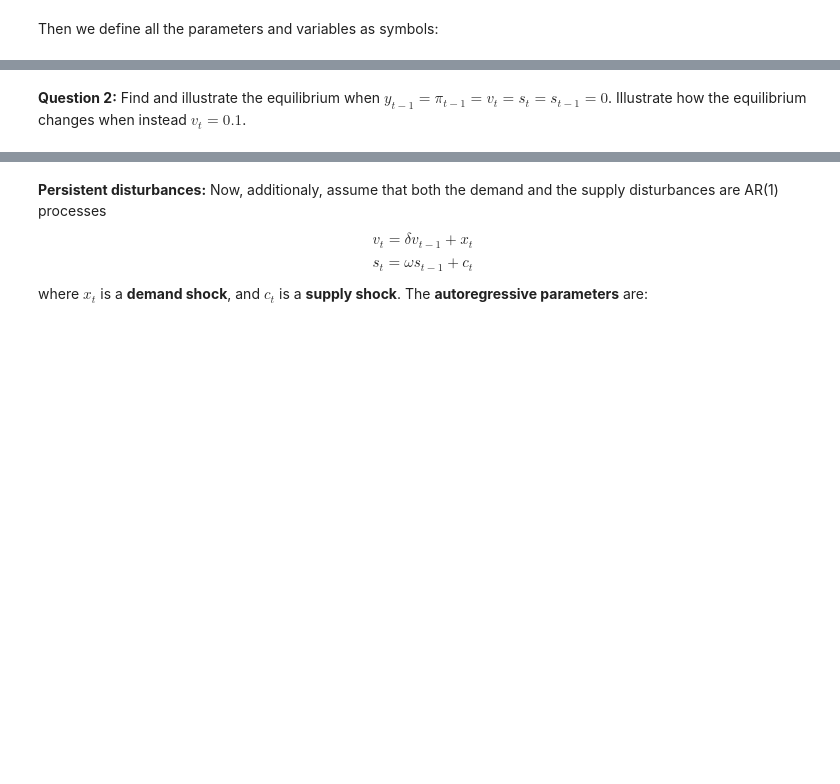
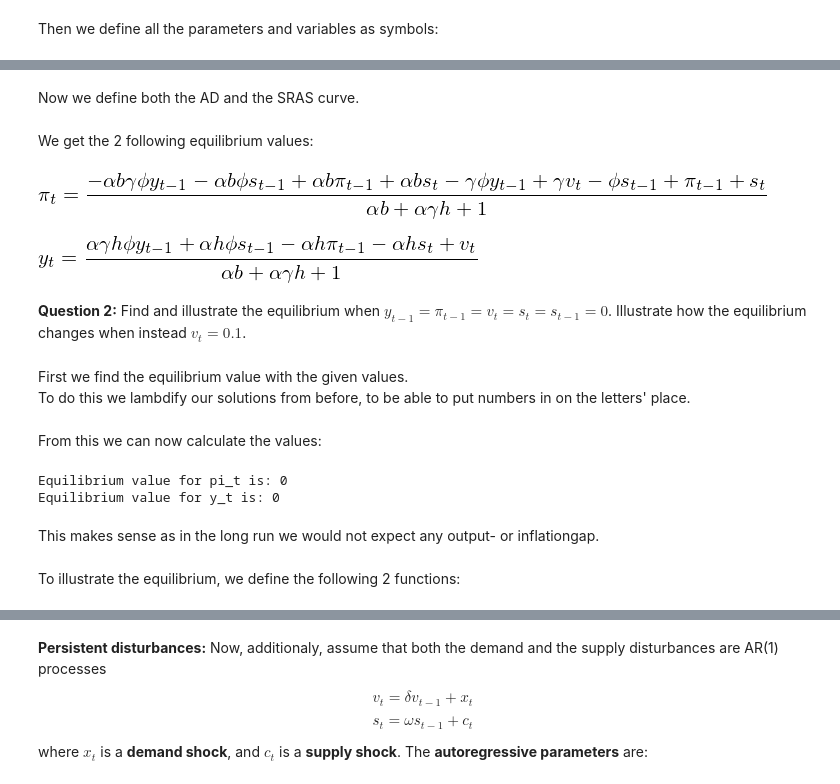
Before and after one commit to kzm266/projects-2019-anaconda-bois, a Jupyter notebook: examproject/exam_2019.ipynb, the cells around one changed output, grey strips where cells are left out. Saved outputs shown, nothing was run; the diff lists cells and outputs as text; code cells hidden in the pictures; blank space fills up the shorter version.

```diff
--- a/examproject/exam_2019.ipynb
+++ b/examproject/exam_2019.ipynb
@@ -390,0 +384,41 @@ y
+# %%
+y = sm.symbols("y_t")
+y1 = sm.symbols("y_t-1")
+pi = sm.symbols("pi_t")
+pi1 = sm.symbols("pi_t-1")
+r = sm.symbols("r_t")
+v = sm.symbols("v_t")
+i = sm.symbols("i_t")
+s = sm.symbols("s_t")
+s1 = sm.symbols("s_t-1")
+pie = sm.symbols("pi_t^e")
+pie1 = sm.symbols("pi_t-1^e")
+alpha = sm.symbols("alpha")
+h = sm.symbols("h")
+b = sm.symbols("b")
+gamma = sm.symbols("gamma")
+phi = sm.symbols("phi")
+# %% [markdown]
+Now we define both the AD and the SRAS curve.
+# %%
+AD = sm.Eq(pi, (1 / (h * alpha))*(v - (1 + b * alpha) * y))
+SRAS = sm.Eq(pi, pi1 + gamma*y - phi*gamma*y1 + s - phi*s1)
+# %%
+def solve_pi(alpha=alpha, h=h, b=b, phi=phi, gamma=gamma, y1=y1, pi1=pi1, v=v, s=s, s1=s1):
+    #1. isolate pi in a way that lets us use its value without pi
+    ad = sm.solve(AD,pi)[0]
+
+    #2. Isolate y_t in the SRAS equation so we can substitute it in the AD equation
+    sub = sm.solve(SRAS,y)[0]
+
+    #3. We substitute it in the AD equation
+    subit = ad.subs(y,sub)
+
+    #4. Set up the equation with pi again
+    finalAD = sm.Eq(pi, subit)
+
+    #5. Solve for the solution by isolating pi
+    solution = sm.solve(finalAD,pi)[0]
+
+    return solution
+pi_solve = solve_pi()
@@ -391,2 +442,15 @@ y
+# %% [markdown]
+We get the 2 following equilibrium values:
+# %%
+sm.Eq(pi, solve_pi())
+# %% [output]
+[figure, added]
+# %%
+sm.Eq(y, solve_y())
+# %% [output]
+[figure, added]
 # %% [markdown]
 **Question 2:** Find and illustrate the equilibrium when $y_{t-1} = \pi_{t-1} = v_t = s_t = s_{t-1} = 0$. Illustrate how the equilibrium changes when instead $v_t = 0.1$.
+# %% [markdown]
+First we find the equilibrium value with the given values.
+To do this we lambdify our solutions from before, to be able to put numbers in on the letters' place.
@@ -392,0 +460,11 @@ y
+# %% [markdown]
+From this we can now calculate the values:
+# %%
+print(f'Equilibrium value for {pi} is: {func_pi(alpha,h,b,phi,gamma,0,0,0,0,0)} \nEquilibrium value for {y} is: {func_y(alpha,h,b,phi,gamma,0,0,0,0,0)}')
+# %% [output]
+Equilibrium value for pi_t is: 0
+Equilibrium value for y_t is: 0
+# %% [markdown]
+This makes sense as in the long run we would not expect any output- or inflationgap.
+# %% [markdown]
+To illustrate the equilibrium, we define the following 2 functions:
```
Also changed, not shown: parts of 13 cells of this notebook.
